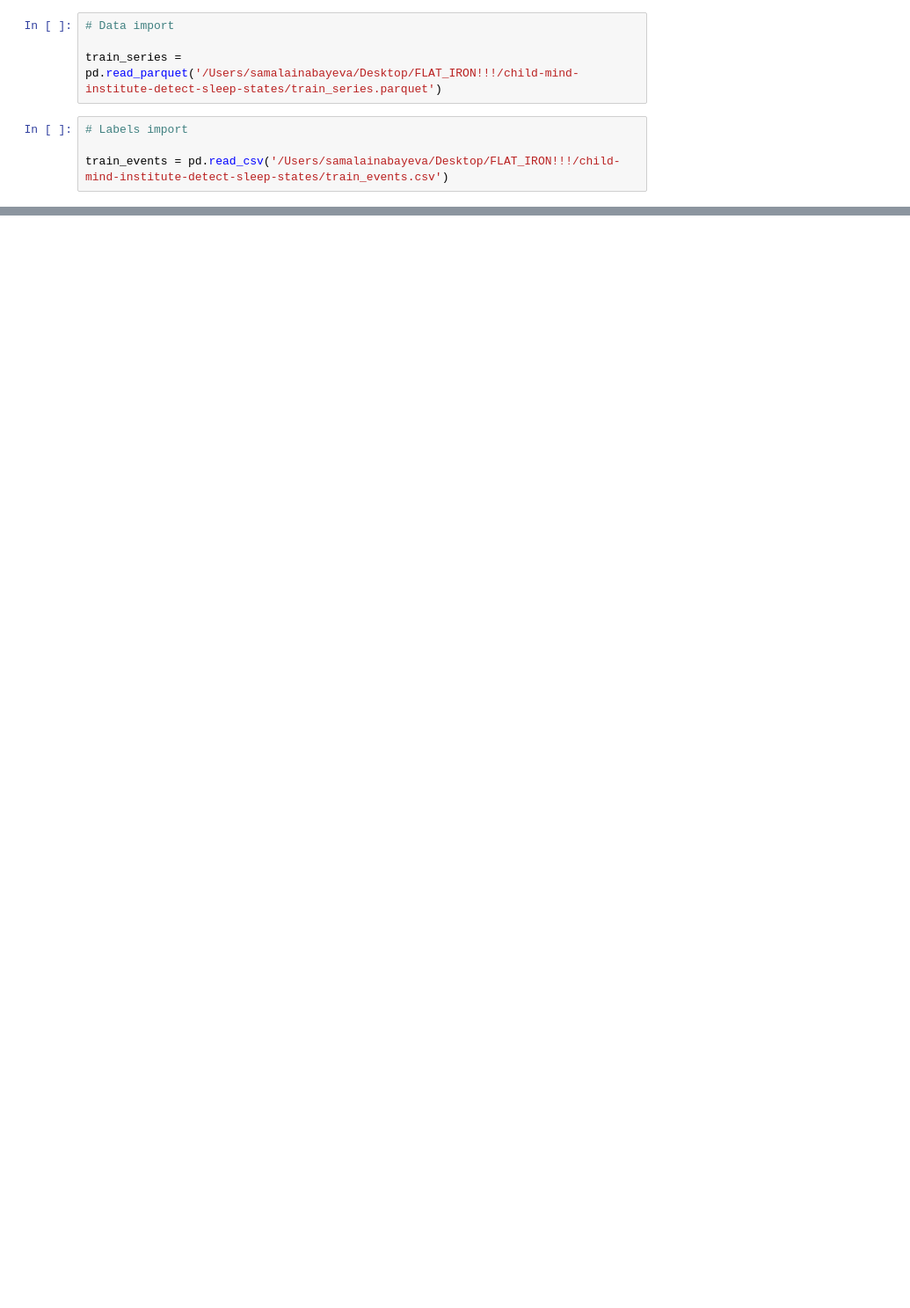
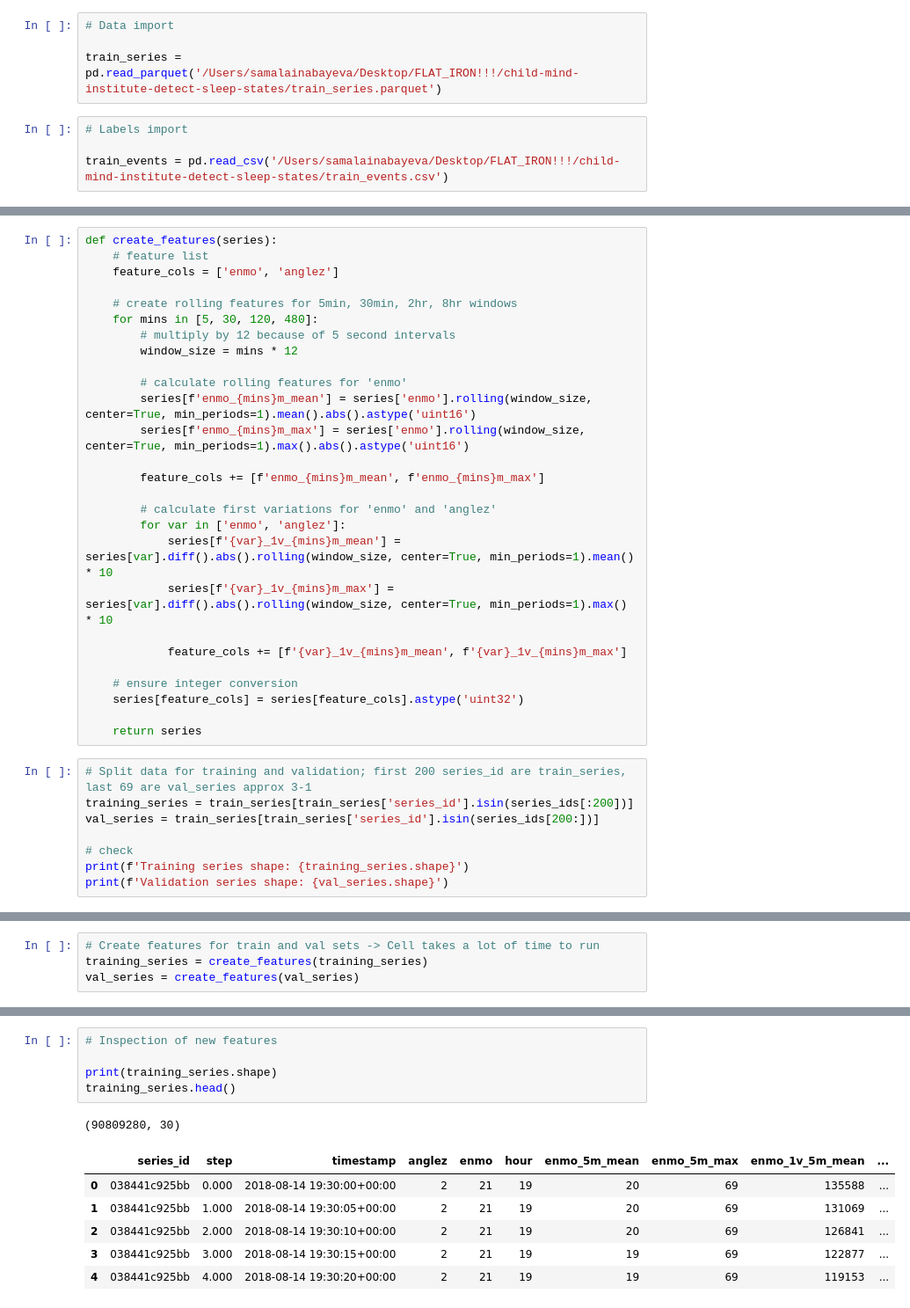
Before and after one commit to dvdhartsman/Accelerometer_Sleep_Predictions, a Jupyter notebook: Sleep_Study_Part_II.ipynb, the cells around one changed output, grey strips where cells are left out. Shown at 88% size. Saved outputs shown, nothing was run; the diff lists cells and outputs as text; blank space fills up the shorter version.

```diff
--- a/Sleep_Study_Part_II.ipynb
+++ b/Sleep_Study_Part_II.ipynb
@@ -38,0 +80,35 @@ train_events = pd.read_csv('/Users/samalainabayeva/Desktop/FLAT_IRON!!!/child-mi
+# %%
+def create_features(series):
+    # feature list
+    feature_cols = ['enmo', 'anglez']
+
+    # create rolling features for 5min, 30min, 2hr, 8hr windows
+    for mins in [5, 30, 120, 480]:
+        # multiply by 12 because of 5 second intervals
+        window_size = mins * 12
+
+        # calculate rolling features for 'enmo'
+        series[f'enmo_{mins}m_mean'] = series['enmo'].rolling(window_size, center=True, min_periods=1).mean().abs().astype('uint16')
+        series[f'enmo_{mins}m_max'] = series['enmo'].rolling(window_size, center=True, min_periods=1).max().abs().astype('uint16')
+
+        feature_cols += [f'enmo_{mins}m_mean', f'enmo_{mins}m_max']
+
+        # calculate first variations for 'enmo' and 'anglez'
+        for var in ['enmo', 'anglez']:
+            series[f'{var}_1v_{mins}m_mean'] = series[var].diff().abs().rolling(window_size, center=True, min_periods=1).mean() * 10
+            series[f'{var}_1v_{mins}m_max'] = series[var].diff().abs().rolling(window_size, center=True, min_periods=1).max() * 10
+
+            feature_cols += [f'{var}_1v_{mins}m_mean', f'{var}_1v_{mins}m_max']
+
+    # ensure integer conversion
+    series[feature_cols] = series[feature_cols].astype('uint32')
+
+    return series
+# %%
+# Split data for training and validation; first 200 series_id are train_series, last 69 are val_series approx 3-1
+training_series = train_series[train_series['series_id'].isin(series_ids[:200])]
+val_series = train_series[train_series['series_id'].isin(series_ids[200:])]
+
+# check
+print(f'Training series shape: {training_series.shape}')
+print(f'Validation series shape: {val_series.shape}')
@@ -38,0 +118,4 @@ train_events = pd.read_csv('/Users/samalainabayeva/Desktop/FLAT_IRON!!!/child-mi
+# %%
+# Create features for train and val sets -> Cell takes a lot of time to run
+training_series = create_features(training_series)
+val_series = create_features(val_series)
@@ -38,0 +140,13 @@ train_events = pd.read_csv('/Users/samalainabayeva/Desktop/FLAT_IRON!!!/child-mi
+# %%
+# Inspection of new features
+
+print(training_series.shape)
+training_series.head()
+# %% [output]
+(90809280, 30)
+|  | series_id | step | timestamp | anglez | enmo | hour | enmo_5m_mean | enmo_5m_max | enmo_1v_5m_mean | ... |
+| 0 | 038441c925bb | 0.000 | 2018-08-14 19:30:00+00:00 | 2 | 21 | 19 | 20 | 69 | 135588 | ... |
+| 1 | 038441c925bb | 1.000 | 2018-08-14 19:30:05+00:00 | 2 | 21 | 19 | 20 | 69 | 131069 | ... |
+| 2 | 038441c925bb | 2.000 | 2018-08-14 19:30:10+00:00 | 2 | 21 | 19 | 20 | 69 | 126841 | ... |
+| 3 | 038441c925bb | 3.000 | 2018-08-14 19:30:15+00:00 | 2 | 21 | 19 | 19 | 69 | 122877 | ... |
+| 4 | 038441c925bb | 4.000 | 2018-08-14 19:30:20+00:00 | 2 | 21 | 19 | 19 | 69 | 119153 | ... |
```
Also changed, not shown: parts of 14 cells of this notebook.
